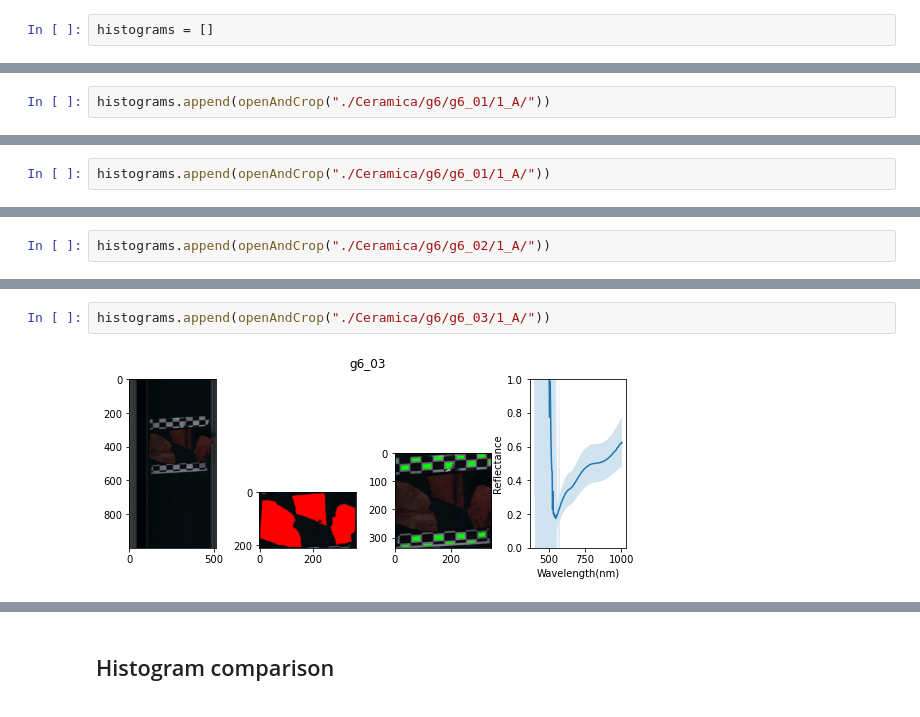
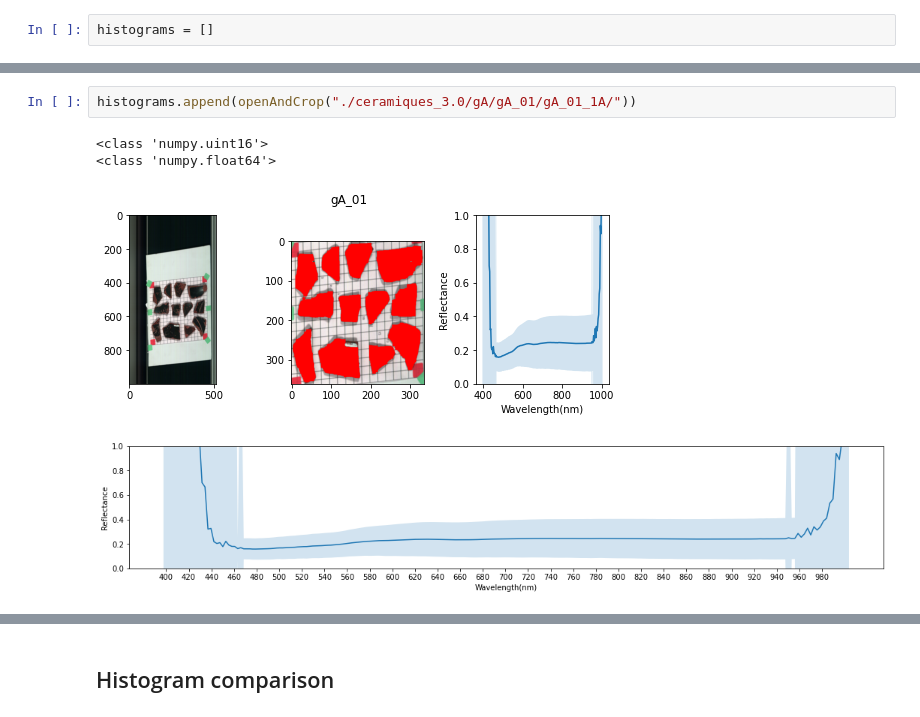
Before and after one commit to PauCano/ceramic_analysis, a Jupyter notebook: Ceramica.ipynb, the cells around one changed output, grey strips where cells are left out. Drawn from its saved outputs; the diff is of its cells as text.

```diff
--- a/Ceramica.ipynb
+++ b/Ceramica.ipynb
@@ -325,2 +363,0 @@ histograms.append(openAndCrop("./Ceramica/g4/g4_03/1_A/"))
-# %%
-histograms.append(openAndCrop("./Ceramica/g6/g6_01/1_A/"))
@@ -329,2 +363,0 @@ histograms.append(openAndCrop("./Ceramica/g6/g6_01/1_A/"))
-# %%
-histograms.append(openAndCrop("./Ceramica/g6/g6_01/1_A/"))
@@ -333,2 +363,0 @@ histograms.append(openAndCrop("./Ceramica/g6/g6_01/1_A/"))
-# %%
-histograms.append(openAndCrop("./Ceramica/g6/g6_02/1_A/"))
@@ -337,4 +364,7 @@ histograms.append(openAndCrop("./Ceramica/g6/g6_02/1_A/"))
-# %%
-histograms.append(openAndCrop("./Ceramica/g6/g6_03/1_A/"))
-# %% [output]
-[figure, removed]
+# %%
+histograms.append(openAndCrop("./ceramiques_3.0/gA/gA_01/gA_01_1A/"))
+# %% [output]
+<class 'numpy.uint16'>
+<class 'numpy.float64'>
+[figure, added]
+[figure, added]
```
Also changed, not shown: parts of 57 cells of this notebook, 8 other files.
